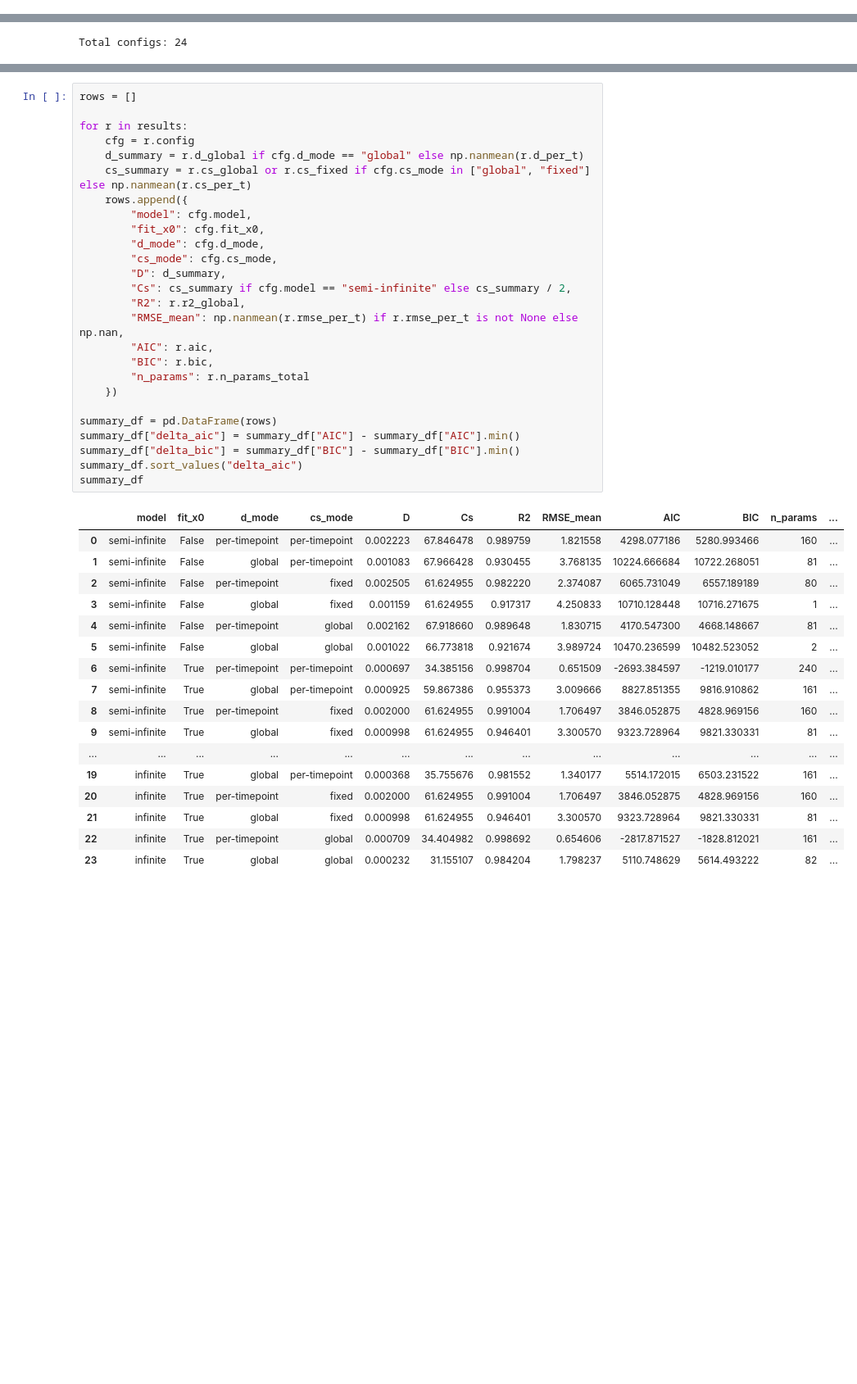
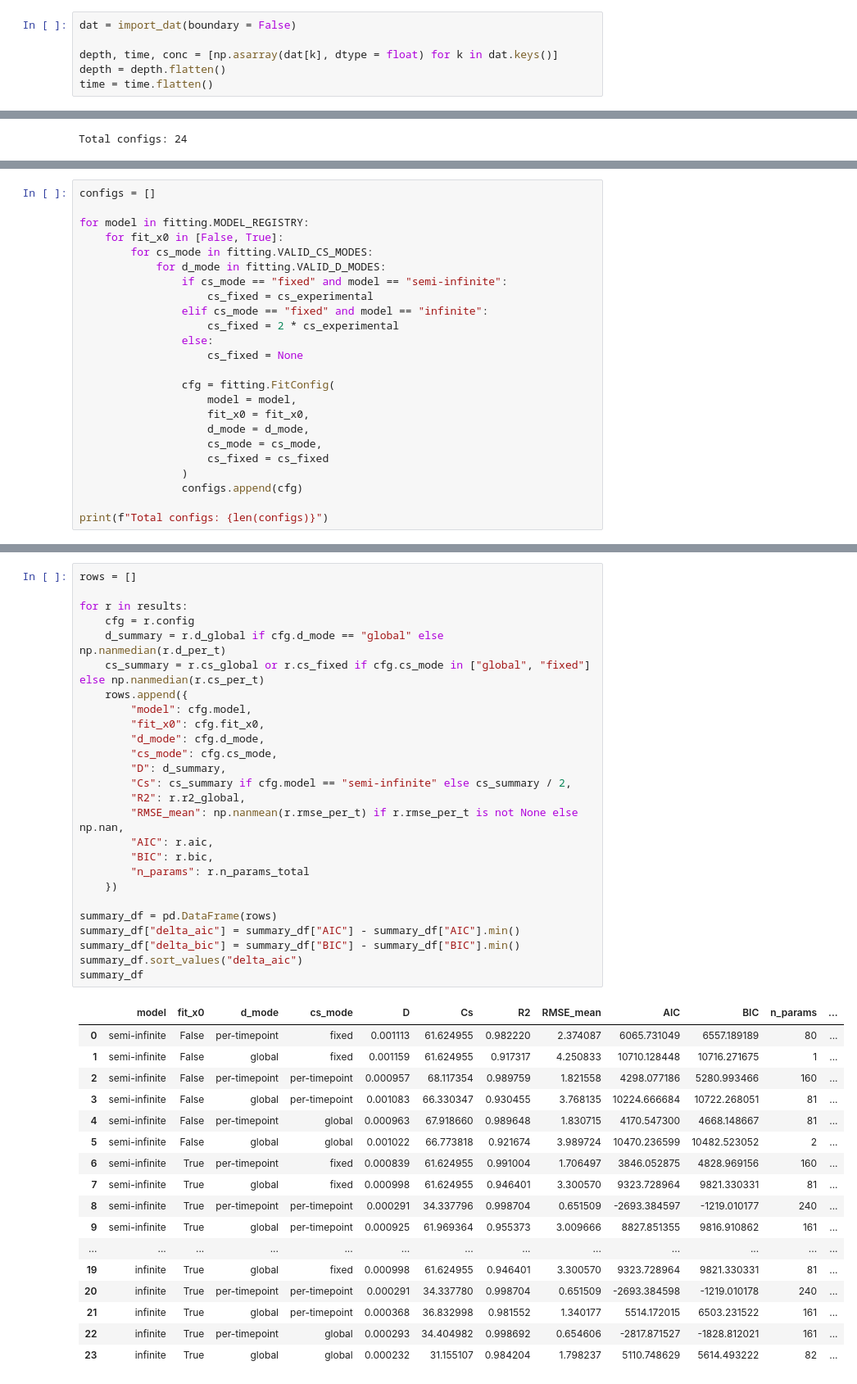
Before and after one commit to isaackh28/diff_tests, a Jupyter notebook: notebook.ipynb, the cells around one changed output, grey strips where cells are left out. Shown at 82% size. Cells and saved outputs as stored; diff of their text form; blank space fills up the shorter version.

```diff
--- a/notebook.ipynb
+++ b/notebook.ipynb
@@ -31,3 +39,9 @@ conc = np.asarray(conc_df, dtype = float)
+# %%
+dat = import_dat(boundary = False)
+
+depth, time, conc = [np.asarray(dat[k], dtype = float) for k in dat.keys()]
+depth = depth.flatten()
+time = time.flatten()
 # %%
 # ---- Experimental concentration profiles at the beginning, middle, and end of the experiment ----
 profs = range(0, len(time), 10)
@@ -95,0 +118,24 @@ Total configs: 24
+# %%
+configs = []
+
+for model in fitting.MODEL_REGISTRY:
+    for fit_x0 in [False, True]:
+        for cs_mode in fitting.VALID_CS_MODES:
+            for d_mode in fitting.VALID_D_MODES:
+                if cs_mode == "fixed" and model == "semi-infinite":
+                    cs_fixed = cs_experimental
+                elif cs_mode == "fixed" and model == "infinite":
+                    cs_fixed = 2 * cs_experimental
+                else:
+                    cs_fixed = None
+
+                cfg = fitting.FitConfig(
+                    model = model,
+                    fit_x0 = fit_x0,
+                    d_mode = d_mode,
+                    cs_mode = cs_mode,
+                    cs_fixed = cs_fixed
+                )
+                configs.append(cfg)
+
+print(f"Total configs: {len(configs)}")
@@ -122,46 +170,46 @@ Fitting configs |█████████████████████
 # %%
 rows = []
 
 for r in results:
     cfg = r.config
-    d_summary = r.d_global if cfg.d_mode == "global" else np.nanmean(r.d_per_t)
-    cs_summary = r.cs_global or r.cs_fixed if cfg.cs_mode in ["global", "fixed"] else np.nanmean(r.cs_per_t)
+    d_summary = r.d_global if cfg.d_mode == "global" else np.nanmedian(r.d_per_t)
+    cs_summary = r.cs_global or r.cs_fixed if cfg.cs_mode in ["global", "fixed"] else np.nanmedian(r.cs_per_t)
     rows.append({
         "model": cfg.model,
         "fit_x0": cfg.fit_x0,
         "d_mode": cfg.d_mode,
         "cs_mode": cfg.cs_mode,
         "D": d_summary,
         "Cs": cs_summary if cfg.model == "semi-infinite" else cs_summary / 2,
         "R2": r.r2_global,
         "RMSE_mean": np.nanmean(r.rmse_per_t) if r.rmse_per_t is not None else np.nan,
         "AIC": r.aic,
         "BIC": r.bic,
         "n_params": r.n_params_total
     })
 
 summary_df = pd.DataFrame(rows)
 summary_df["delta_aic"] = summary_df["AIC"] - summary_df["AIC"].min()
 summary_df["delta_bic"] = summary_df["BIC"] - summary_df["BIC"].min()
 summary_df.sort_values("delta_aic")
 summary_df
 # %% [output]
 |  | model | fit_x0 | d_mode | cs_mode | D | Cs | R2 | RMSE_mean | AIC | BIC | n_params | ... |
-| 0 | semi-infinite | False | per-timepoint | per-timepoint | 0.002223 | 67.846478 | 0.989759 | 1.821558 | 4298.077186 | 5280.993466 | 160 | ... |
-| 1 | semi-infinite | False | global | per-timepoint | 0.001083 | 67.966428 | 0.930455 | 3.768135 | 10224.666684 | 10722.268051 | 81 | ... |
-| 2 | semi-infinite | False | per-timepoint | fixed | 0.002505 | 61.624955 | 0.982220 | 2.374087 | 6065.731049 | 6557.189189 | 80 | ... |
-| 3 | semi-infinite | False | global | fixed | 0.001159 | 61.624955 | 0.917317 | 4.250833 | 10710.128448 | 10716.271675 | 1 | ... |
-| 4 | semi-infinite | False | per-timepoint | global | 0.002162 | 67.918660 | 0.989648 | 1.830715 | 4170.547300 | 4668.148667 | 81 | ... |
+| 0 | semi-infinite | False | per-timepoint | fixed | 0.001113 | 61.624955 | 0.982220 | 2.374087 | 6065.731049 | 6557.189189 | 80 | ... |
+| 1 | semi-infinite | False | global | fixed | 0.001159 | 61.624955 | 0.917317 | 4.250833 | 10710.128448 | 10716.271675 | 1 | ... |
+| 2 | semi-infinite | False | per-timepoint | per-timepoint | 0.000957 | 68.117354 | 0.989759 | 1.821558 | 4298.077186 | 5280.993466 | 160 | ... |
+| 3 | semi-infinite | False | global | per-timepoint | 0.001083 | 66.330347 | 0.930455 | 3.768135 | 10224.666684 | 10722.268051 | 81 | ... |
+| 4 | semi-infinite | False | per-timepoint | global | 0.000963 | 67.918660 | 0.989648 | 1.830715 | 4170.547300 | 4668.148667 | 81 | ... |
 | 5 | semi-infinite | False | global | global | 0.001022 | 66.773818 | 0.921674 | 3.989724 | 10470.236599 | 10482.523052 | 2 | ... |
-| 6 | semi-infinite | True | per-timepoint | per-timepoint | 0.000697 | 34.385156 | 0.998704 | 0.651509 | -2693.384597 | -1219.010177 | 240 | ... |
-| 7 | semi-infinite | True | global | per-timepoint | 0.000925 | 59.867386 | 0.955373 | 3.009666 | 8827.851355 | 9816.910862 | 161 | ... |
-| 8 | semi-infinite | True | per-timepoint | fixed | 0.002000 | 61.624955 | 0.991004 | 1.706497 | 3846.052875 | 4828.969156 | 160 | ... |
-| 9 | semi-infinite | True | global | fixed | 0.000998 | 61.624955 | 0.946401 | 3.300570 | 9323.728964 | 9821.330331 | 81 | ... |
+| 6 | semi-infinite | True | per-timepoint | fixed | 0.000839 | 61.624955 | 0.991004 | 1.706497 | 3846.052875 | 4828.969156 | 160 | ... |
+| 7 | semi-infinite | True | global | fixed | 0.000998 | 61.624955 | 0.946401 | 3.300570 | 9323.728964 | 9821.330331 | 81 | ... |
+| 8 | semi-infinite | True | per-timepoint | per-timepoint | 0.000291 | 34.337796 | 0.998704 | 0.651509 | -2693.384597 | -1219.010177 | 240 | ... |
+| 9 | semi-infinite | True | global | per-timepoint | 0.000925 | 61.969364 | 0.955373 | 3.009666 | 8827.851355 | 9816.910862 | 161 | ... |
 | ... | ... | ... | ... | ... | ... | ... | ... | ... | ... | ... | ... | ... |
-| 19 | infinite | True | global | per-timepoint | 0.000368 | 35.755676 | 0.981552 | 1.340177 | 5514.172015 | 6503.231522 | 161 | ... |
-| 20 | infinite | True | per-timepoint | fixed | 0.002000 | 61.624955 | 0.991004 | 1.706497 | 3846.052875 | 4828.969156 | 160 | ... |
-| 21 | infinite | True | global | fixed | 0.000998 | 61.624955 | 0.946401 | 3.300570 | 9323.728964 | 9821.330331 | 81 | ... |
-| 22 | infinite | True | per-timepoint | global | 0.000709 | 34.404982 | 0.998692 | 0.654606 | -2817.871527 | -1828.812021 | 161 | ... |
+| 19 | infinite | True | global | fixed | 0.000998 | 61.624955 | 0.946401 | 3.300570 | 9323.728964 | 9821.330331 | 81 | ... |
+| 20 | infinite | True | per-timepoint | per-timepoint | 0.000291 | 34.337780 | 0.998704 | 0.651509 | -2693.384598 | -1219.010178 | 240 | ... |
+| 21 | infinite | True | global | per-timepoint | 0.000368 | 36.832998 | 0.981552 | 1.340177 | 5514.172015 | 6503.231522 | 161 | ... |
+| 22 | infinite | True | per-timepoint | global | 0.000293 | 34.404982 | 0.998692 | 0.654606 | -2817.871527 | -1828.812021 | 161 | ... |
 | 23 | infinite | True | global | global | 0.000232 | 31.155107 | 0.984204 | 1.798237 | 5110.748629 | 5614.493222 | 82 | ... |
 # %%
 target_configs = [cfg for cfg in configs if (cfg.d_mode == "per-timepoint" and cfg.cs_mode in ["global", "fixed"] and cfg.fit_x0 == True)]
```
Also changed, not shown: parts of 16 cells of this notebook.
